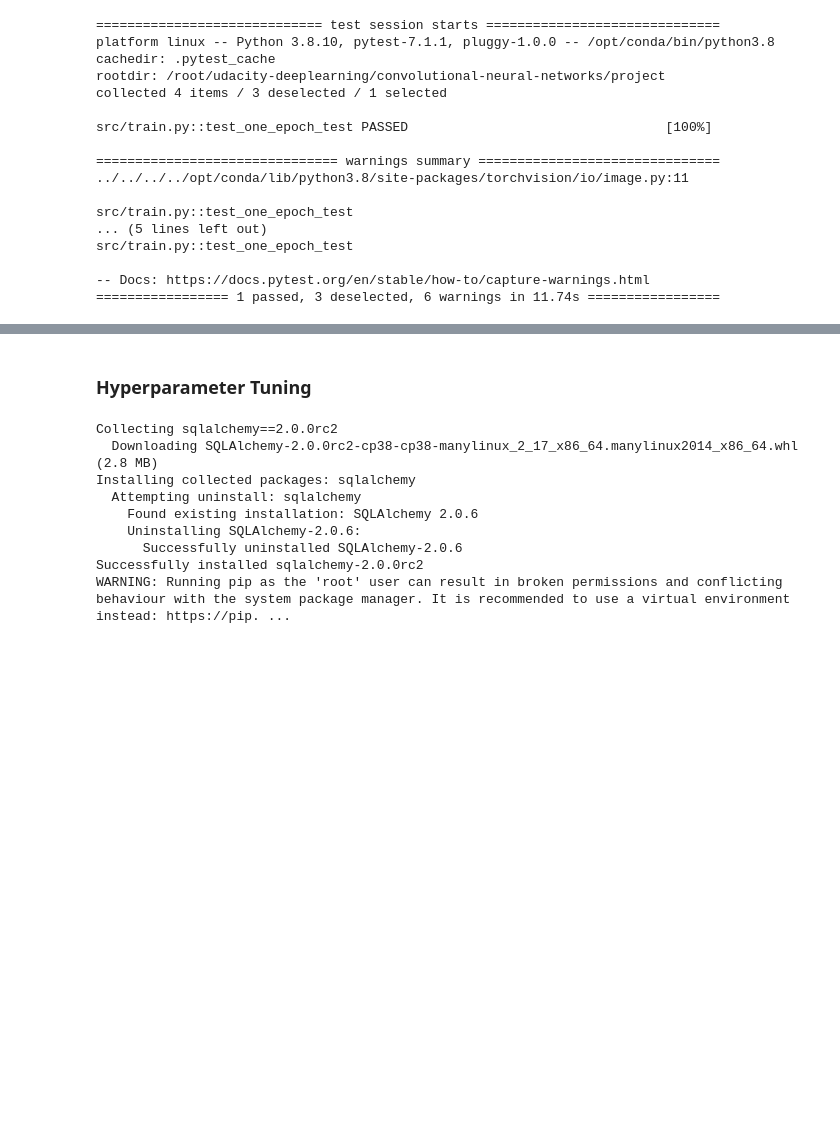
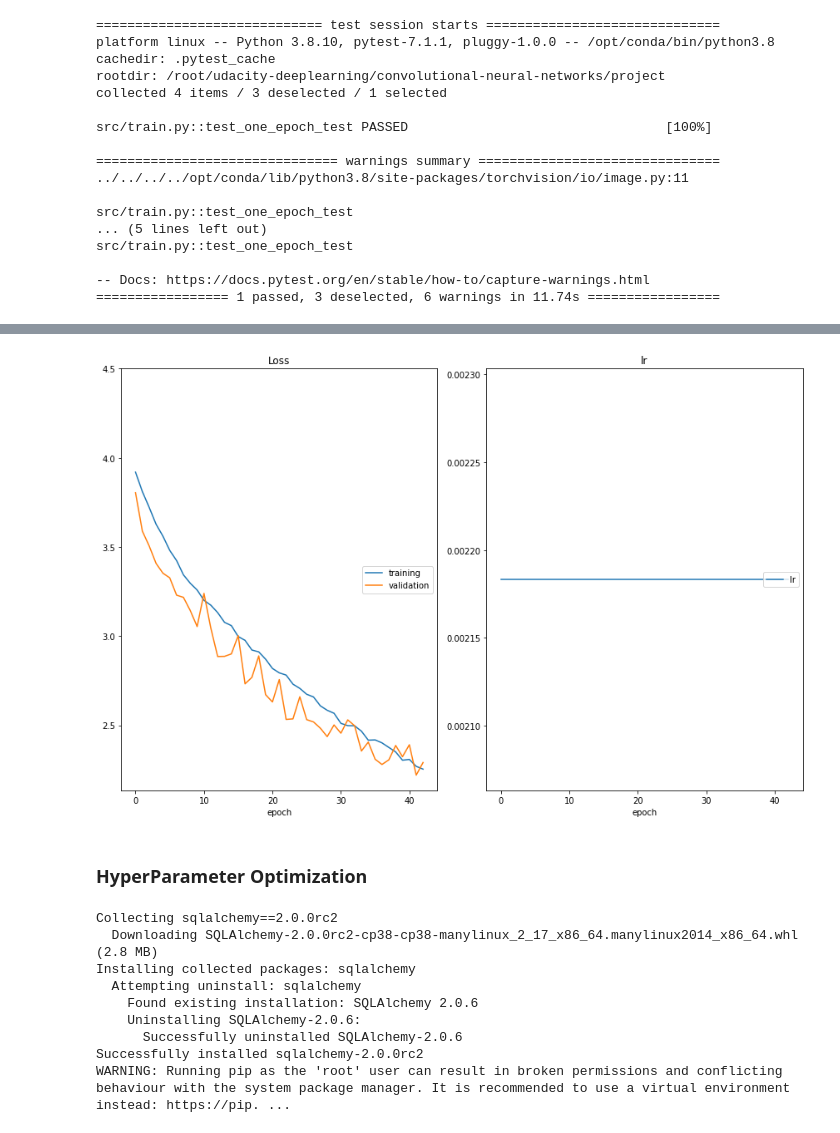
Before and after one commit to mrgiba/udacity-deeplearning, a Jupyter notebook: convolutional-neural-networks/project/cnn_from_scratch.ipynb, the cells around one changed output, grey strips where cells are left out. Drawn from its saved outputs; the diff is of its cells as text; code cells hidden in the pictures; blank space fills up the shorter version.

```diff
--- a/convolutional-neural-networks/project/cnn_from_scratch.ipynb
+++ b/convolutional-neural-networks/project/cnn_from_scratch.ipynb
@@ -364,16 +364,18 @@ Allright, good job getting here! Now it's time to see if all our hard work pays
 
 Let's start by defining a few hyperparameters. Feel free to experiment with different values and try to optimize your model:
 # %%
-batch_size = 2        # size of the minibatch for stochastic gradient descent (or Adam)
+batch_size = 5        # size of the minibatch for stochastic gradient descent (or Adam)
 valid_size = 0.2       # fraction of the training data to reserve for validation
-num_epochs = 35        # number of epochs for training
+num_epochs = 150        # number of epochs for training
 num_classes = 50       # number of classes. Do not change this
-dropout = 0.4          # dropout for our model
-learning_rate = 0.05  # Learning rate for SGD (or Adam)
+dropout = 0.2397751038459428          # dropout for our model
+learning_rate = 0.0021832609077478055  # Learning rate for SGD (or Adam)
 opt = 'sgd'            # optimizer. 'sgd' or 'adam'
 # opt = 'adam'            # optimizer. 'sgd' or 'adam'
-momentum =0.9
+momentum =0.47627501792157945
 weight_decay = 0.0     # regularization. Increase this to combat overfitting
+
+# Best hyperparameters: {'learning_rate': 0.0021832609077478055, 'opt': 'sgd', 'momentum': 0.47627501792157945, 'batch_size': 5, 'dropout': 0.2397751038459428}
 # %%
 from src.data import get_data_loaders
 from src.train import optimize
@@ -383,40 +385,37 @@ import torch
 from sqlalchemy import orm
 import optuna
 import torchvision.models as models
 
 torch.cuda.empty_cache()
 
 # get the data loaders using batch_size and valid_size defined in the previous cell
 # HINT: do NOT copy/paste the values. Use the variables instead
 data_loaders = get_data_loaders(batch_size=batch_size,  valid_size=valid_size) # YOUR CODE HERE
 
 print(f'train_loader size: {len(data_loaders["train"].dataset)}')
 print(f'val_loader size: {len(data_loaders["valid"].dataset)}')
 
-# print(data_loaders["train"]..dataset)
-# instance model MyModel with num_classes and drouput defined in the previous
-# cell
+# instance model MyModel with num_classes and drouput defined in the previous  cell
 model = MyModel(num_classes, dropout) # YOUR CODE HERE
-
-# model = models.vgg16(pretrained=False, num_classes=num_classes)
-# model = models.alexnet(pretrained=False, num_classes=num_classes)
 
 # Get the optimizer using get_optimizer and the model you just created, the learning rate,
 # the optimizer and the weight decay specified in the previous cell
 optimizer = get_optimizer(model, optimizer=opt, learning_rate=learning_rate, momentum=momentum, weight_decay=weight_decay) # YOUR CODE HERE
 
 # Get the loss using get_loss
 loss = get_loss() # YOUR CODE HERE
 
 valid_loss_min = optimize(
     data_loaders,
     model,
     optimizer,
     loss,
     n_epochs=num_epochs,
     save_path="checkpoints/best_val_loss.pt",
-    interactive_tracking=False
+    interactive_tracking=True
 )
+# %% [output]
+[figure, added]
-# %% [markdown]
-### Hyperparameter Tuning
+# %% [markdown]
+### HyperParameter Optimization
 # %%
```
Also changed, not shown: parts of 8 cells of this notebook, 4 other files.
